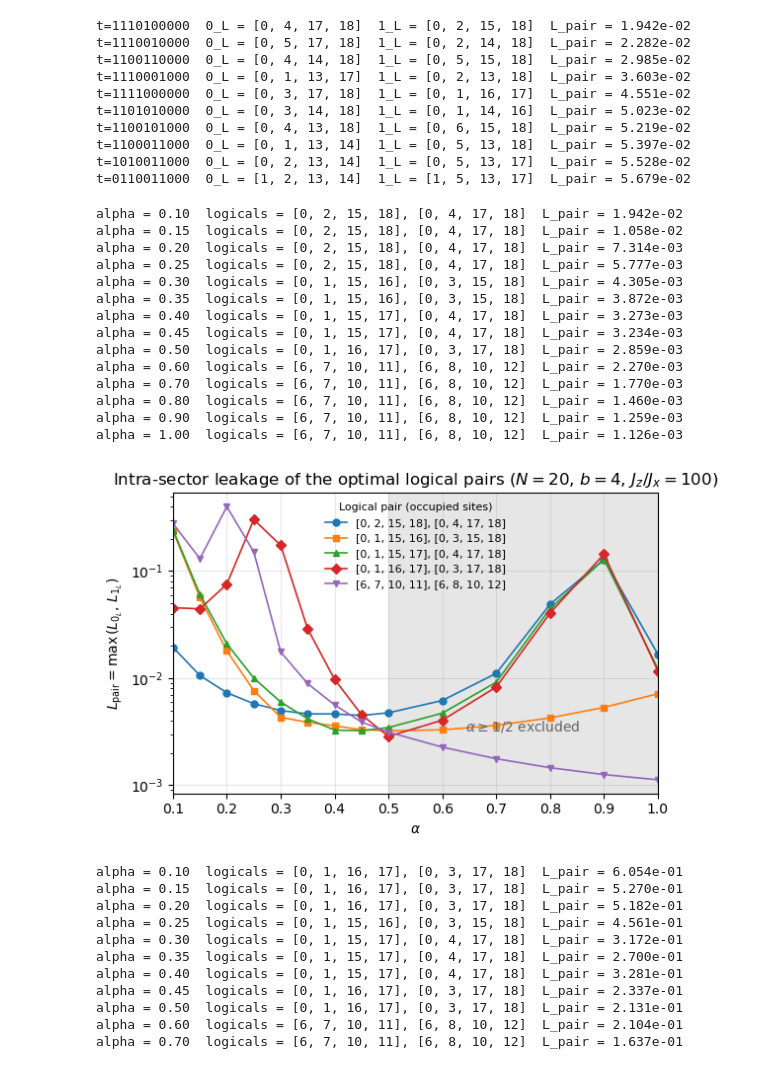
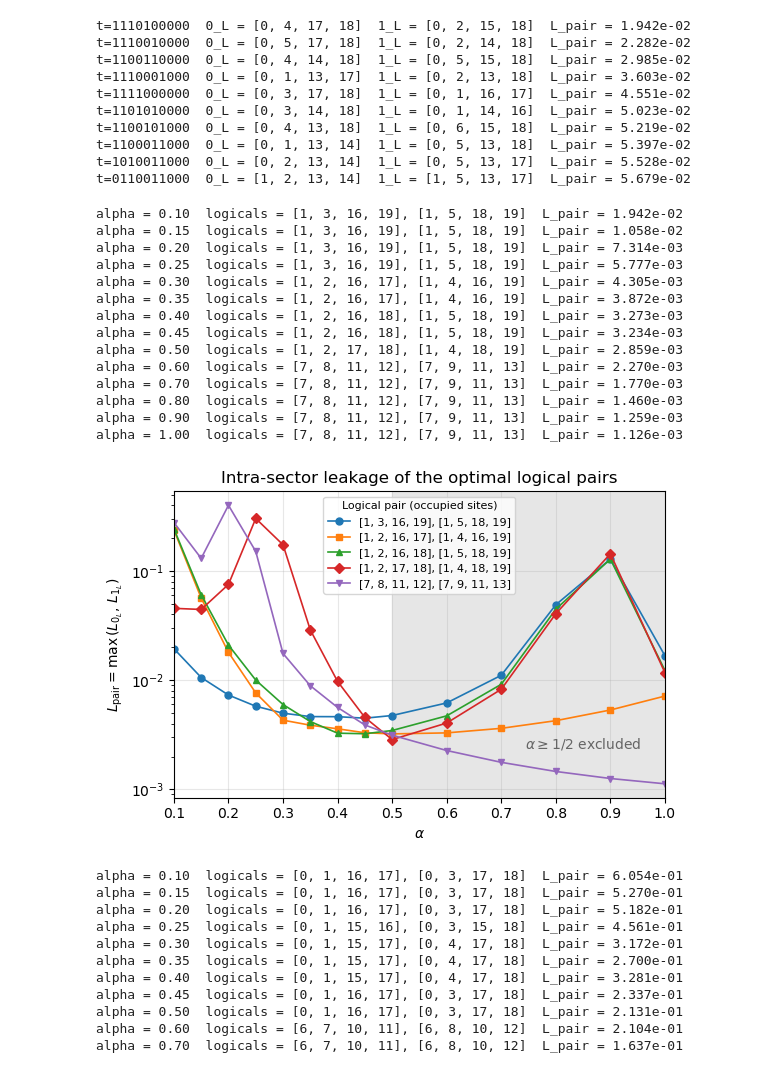
Before and after one commit to Shreyas-phys/Confinement-and-DFS, a Jupyter notebook: codeword_optimization.ipynb, the cells around one changed output. Drawn from its saved outputs; the diff is of its cells as text; code cells hidden in the pictures.

Commit message:
finalized optimal codeword

```diff
--- a/codeword_optimization.ipynb
+++ b/codeword_optimization.ipynb
@@ -270,12 +270,21 @@ t=1010011000  0_L = [0, 2, 13, 14]  1_L = [0, 5, 13, 17]  L_pair = 5.528e-02
 t=0110011000  0_L = [1, 2, 13, 14]  1_L = [1, 5, 13, 17]  L_pair = 5.679e-02
 # %%
 import matplotlib.pyplot as plt
+
+
+def one_indexed(word):
+    """Occupied sites 0..N-1 -> 1..N, for display only."""
+    sites = []
+    for i in word:
+        sites.append(i + 1)
+    return sites
+
 
 # ---------------- alpha sweep ----------------
 N, b, Jz, Jx = 20, 4, 1.0, 0.01
 alphas = [0.1, 0.15, 0.2, 0.25, 0.3, 0.35, 0.4, 0.45, 0.5, 0.6, 0.7, 0.8, 0.9, 1]
 
-L_all = []          # L_all[k][occS] = leakage of codeword occS at alphas[k]
+L_all = []          # L_all[k][occS] = leakage of codeword occS at alphas[k] (0-indexed keys)
 winners = []        # distinct optimal logical pairs found in the sweep, in order of appearance
 
 for alpha in alphas:
@@ -307,54 +316,54 @@ for alpha in alphas:
             best_pair = sorted([tuple(words[0]["occS"]), tuple(words[1]["occS"])])
 
     best_pair = tuple(best_pair)                      # same pair in either order -> same key
-    print(f"alpha = {alpha:.2f}  logicals = {list(best_pair[0])}, {list(best_pair[1])}  "
+    print(f"alpha = {alpha:.2f}  logicals = {one_indexed(best_pair[0])}, {one_indexed(best_pair[1])}  "
           f"L_pair = {best_L:.3e}")
     if best_pair not in winners:
         winners.append(best_pair)
 
 # ---------------- plot each winning pair across the full sweep ----------------
 fig, ax = plt.subplots(figsize=(6, 4))
 
 # shade the region excluded by Requirement 3
 ax.axvspan(0.5, alphas[-1], color="0.9", zorder=0)
-ax.text(0.75, 0.25, r"$\alpha\geq 1/2$ excluded", transform=ax.get_xaxis_transform(),
+ax.text(0.85, 0.2, r"$\alpha\geq 1/2$ excluded", transform=ax.get_xaxis_transform(),
         ha="center", va="top", color="0.4")
 
 markers = ["o", "s", "^", "D", "v", "<", ">", "p"]
 for i in range(len(winners)):
     word_a, word_b = winners[i]
     L_curve = []
     for k in range(len(alphas)):
         L_curve.append(max(L_all[k][word_a], L_all[k][word_b]))
     ax.semilogy(alphas, L_curve, marker=markers[i % len(markers)], markersize=5,
-                linewidth=1.2, label=f"{list(word_a)}, {list(word_b)}")
+                linewidth=1.2, label=f"{one_indexed(word_a)}, {one_indexed(word_b)}")
 
 ax.set_xlabel(r"$\alpha$")
 ax.set_ylabel(r"$L_{\rm pair}=\max\,(L_{0_L},\,L_{1_L})$")
-ax.set_title(rf"Intra-sector leakage of the optimal logical pairs ($N={N}$, $b={b}$, $J_z/J_x={Jz/Jx:g}$)")
+ax.set_title(r"Intra-sector leakage of the optimal logical pairs")
 ax.grid(True, which="major", alpha=0.3)
 ax.set_xlim(alphas[0], alphas[-1])
-ax.legend(title="Logical pair (occupied sites)", fontsize=8, title_fontsize=8, frameon=False)
+ax.legend(title="Logical pair (occupied sites)", fontsize=8, title_fontsize=8, frameon=True)
 
 fig.tight_layout()
 fig.savefig("plt/Lpair_vs_alpha.pdf")
 plt.show()
 # %% [output]
-alpha = 0.10  logicals = [0, 2, 15, 18], [0, 4, 17, 18]  L_pair = 1.942e-02
-alpha = 0.15  logicals = [0, 2, 15, 18], [0, 4, 17, 18]  L_pair = 1.058e-02
-alpha = 0.20  logicals = [0, 2, 15, 18], [0, 4, 17, 18]  L_pair = 7.314e-03
-alpha = 0.25  logicals = [0, 2, 15, 18], [0, 4, 17, 18]  L_pair = 5.777e-03
-alpha = 0.30  logicals = [0, 1, 15, 16], [0, 3, 15, 18]  L_pair = 4.305e-03
-alpha = 0.35  logicals = [0, 1, 15, 16], [0, 3, 15, 18]  L_pair = 3.872e-03
-alpha = 0.40  logicals = [0, 1, 15, 17], [0, 4, 17, 18]  L_pair = 3.273e-03
-alpha = 0.45  logicals = [0, 1, 15, 17], [0, 4, 17, 18]  L_pair = 3.234e-03
-alpha = 0.50  logicals = [0, 1, 16, 17], [0, 3, 17, 18]  L_pair = 2.859e-03
-alpha = 0.60  logicals = [6, 7, 10, 11], [6, 8, 10, 12]  L_pair = 2.270e-03
-alpha = 0.70  logicals = [6, 7, 10, 11], [6, 8, 10, 12]  L_pair = 1.770e-03
-alpha = 0.80  logicals = [6, 7, 10, 11], [6, 8, 10, 12]  L_pair = 1.460e-03
-alpha = 0.90  logicals = [6, 7, 10, 11], [6, 8, 10, 12]  L_pair = 1.259e-03
-alpha = 1.00  logicals = [6, 7, 10, 11], [6, 8, 10, 12]  L_pair = 1.126e-03
+alpha = 0.10  logicals = [1, 3, 16, 19], [1, 5, 18, 19]  L_pair = 1.942e-02
+alpha = 0.15  logicals = [1, 3, 16, 19], [1, 5, 18, 19]  L_pair = 1.058e-02
+alpha = 0.20  logicals = [1, 3, 16, 19], [1, 5, 18, 19]  L_pair = 7.314e-03
+alpha = 0.25  logicals = [1, 3, 16, 19], [1, 5, 18, 19]  L_pair = 5.777e-03
+alpha = 0.30  logicals = [1, 2, 16, 17], [1, 4, 16, 19]  L_pair = 4.305e-03
+alpha = 0.35  logicals = [1, 2, 16, 17], [1, 4, 16, 19]  L_pair = 3.872e-03
+alpha = 0.40  logicals = [1, 2, 16, 18], [1, 5, 18, 19]  L_pair = 3.273e-03
+alpha = 0.45  logicals = [1, 2, 16, 18], [1, 5, 18, 19]  L_pair = 3.234e-03
+alpha = 0.50  logicals = [1, 2, 17, 18], [1, 4, 18, 19]  L_pair = 2.859e-03
+alpha = 0.60  logicals = [7, 8, 11, 12], [7, 9, 11, 13]  L_pair = 2.270e-03
+alpha = 0.70  logicals = [7, 8, 11, 12], [7, 9, 11, 13]  L_pair = 1.770e-03
+alpha = 0.80  logicals = [7, 8, 11, 12], [7, 9, 11, 13]  L_pair = 1.460e-03
+alpha = 0.90  logicals = [7, 8, 11, 12], [7, 9, 11, 13]  L_pair = 1.259e-03
+alpha = 1.00  logicals = [7, 8, 11, 12], [7, 9, 11, 13]  L_pair = 1.126e-03
-[figure, old version]
+[figure, new version]
 # %%
 import matplotlib.pyplot as plt
 
```
Also changed, not shown: parts of 2 cells of this notebook, 2 other files.
